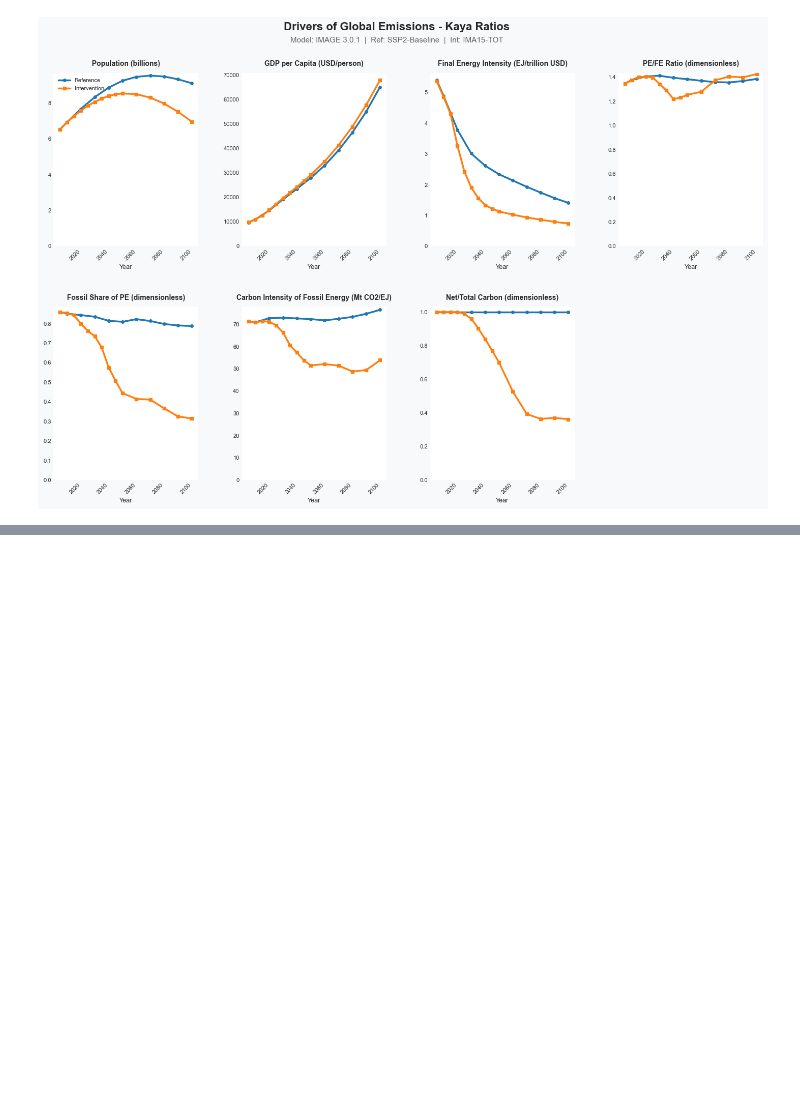
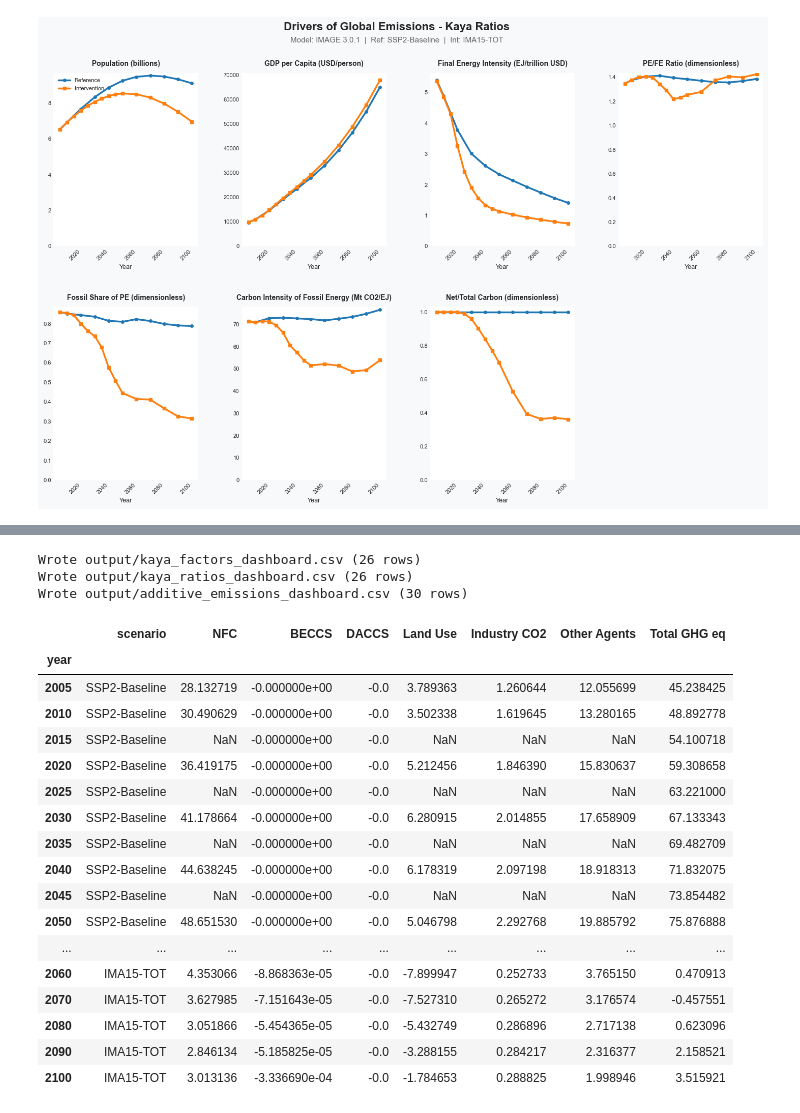
Before and after one commit to zacharyschmidt/kaya-decomposition, a Jupyter notebook: examples/kaya_dashboard_tutorial.ipynb, the cells around one changed output, grey strips where cells are left out. Saved outputs shown, nothing was run; the diff lists cells and outputs as text; code cells hidden in the pictures; blank space fills up the shorter version.

Commit message:
Add example notebook

```diff
--- a/examples/kaya_dashboard_tutorial.ipynb
+++ b/examples/kaya_dashboard_tutorial.ipynb
@@ -84,6 +85,12 @@ REQUIRED_VARIABLES = [
     "Carbon Sequestration|CCS|Fossil|Industrial Processes",
     "Carbon Sequestration|CCS|Biomass|Energy",
     "Carbon Sequestration|CCS|Biomass|Industrial Processes",
+    # Modern IAMC nomenclature for carbon dioxide removal. Not reported by
+    # iamc15-vintage datasets; requested here so newer scenarios populate
+    # them automatically, and so the notebook's fallback for BECCS/DACCS
+    # has a well-defined "missing" state.
+    "Carbon Removal|Geological Storage|Biomass",
+    "Carbon Removal|Geological Storage|Direct Air Capture",
 ]
 
 data_for_kaya = pyam.read_iiasa(
@@ -130,6 +137,8 @@ def prepare_data_for_kaya(df):
         "Carbon Sequestration|CCS|Fossil|Industrial Processes",
         "Carbon Sequestration|CCS|Biomass|Energy",
         "Carbon Sequestration|CCS|Biomass|Industrial Processes",
+        "Carbon Removal|Geological Storage|Biomass",
+        "Carbon Removal|Geological Storage|Direct Air Capture",
     ]
 
     for _, row in scenarios.iterrows():
@@ -453,0 +499,70 @@ for j, key in enumerate(panel_names):
+# %%
+import os
+
+# Directory to write the CSV files into
+output_dir = "output"
+os.makedirs(output_dir, exist_ok=True)
+
+
+def export_dashboard(ref_df, int_df, columns, filename):
+    """Combine reference and intervention data into one tidy CSV.
+
+    Parameters:
+        ref_df: DataFrame of reference-scenario data, indexed by year
+        int_df: DataFrame of intervention-scenario data, indexed by year
+        columns: list of panel columns to export (in order)
+        filename: output CSV filename
+    """
+    combined = pd.concat([
+        ref_df[columns].assign(scenario=REF_SCENARIO),
+        int_df[columns].assign(scenario=INT_SCENARIO),
+    ])
+    # Put scenario label first, keep year as the index
+    combined = combined[["scenario"] + columns]
+    combined.index.name = "year"
+
+    path = os.path.join(output_dir, filename)
+    combined.to_csv(path)
+    print(f"Wrote {path} ({len(combined)} rows)")
+    return combined
+
+
+# 1. Kaya Factors dashboard
+export_dashboard(
+    ref_factors, int_factors, factor_names,
+    "kaya_factors_dashboard.csv",
+)
+
+# 2. Kaya Ratios dashboard
+export_dashboard(
+    pd.DataFrame(ref_ratio_data), pd.DataFrame(int_ratio_data), ratio_names,
+    "kaya_ratios_dashboard.csv",
+)
+
+# 3. Additive Emissions dashboard
+export_dashboard(
+    pd.DataFrame(ref_additive), pd.DataFrame(int_additive), panel_names,
+    "additive_emissions_dashboard.csv",
+)
+# %% [output]
+Wrote output/kaya_factors_dashboard.csv (26 rows)
+Wrote output/kaya_ratios_dashboard.csv (26 rows)
+Wrote output/additive_emissions_dashboard.csv (30 rows)
+|  | scenario | NFC | BECCS | DACCS | Land Use | Industry CO2 | Other Agents | Total GHG eq |
+| year |  |  |  |  |  |  |  |  |
+| 2005 | SSP2-Baseline | 28.132719 | -0.000000e+00 | -0.0 | 3.789363 | 1.260644 | 12.055699 | 45.238425 |
+| 2010 | SSP2-Baseline | 30.490629 | -0.000000e+00 | -0.0 | 3.502338 | 1.619645 | 13.280165 | 48.892778 |
+| 2015 | SSP2-Baseline | NaN | -0.000000e+00 | -0.0 | NaN | NaN | NaN | 54.100718 |
+| 2020 | SSP2-Baseline | 36.419175 | -0.000000e+00 | -0.0 | 5.212456 | 1.846390 | 15.830637 | 59.308658 |
+| 2025 | SSP2-Baseline | NaN | -0.000000e+00 | -0.0 | NaN | NaN | NaN | 63.221000 |
+| 2030 | SSP2-Baseline | 41.178664 | -0.000000e+00 | -0.0 | 6.280915 | 2.014855 | 17.658909 | 67.133343 |
+| 2035 | SSP2-Baseline | NaN | -0.000000e+00 | -0.0 | NaN | NaN | NaN | 69.482709 |
+| 2040 | SSP2-Baseline | 44.638245 | -0.000000e+00 | -0.0 | 6.178319 | 2.097198 | 18.918313 | 71.832075 |
+| 2045 | SSP2-Baseline | NaN | -0.000000e+00 | -0.0 | NaN | NaN | NaN | 73.854482 |
+| 2050 | SSP2-Baseline | 48.651530 | -0.000000e+00 | -0.0 | 5.046798 | 2.292768 | 19.885792 | 75.876888 |
+| ... | ... | ... | ... | ... | ... | ... | ... | ... |
+| 2060 | IMA15-TOT | 4.353066 | -8.868363e-05 | -0.0 | -7.899947 | 0.252733 | 3.765150 | 0.470913 |
+| 2070 | IMA15-TOT | 3.627985 | -7.151643e-05 | -0.0 | -7.527310 | 0.265272 | 3.176574 | -0.457551 |
+| 2080 | IMA15-TOT | 3.051866 | -5.454365e-05 | -0.0 | -5.432749 | 0.286896 | 2.717138 | 0.623096 |
+| 2090 | IMA15-TOT | 2.846134 | -5.185825e-05 | -0.0 | -3.288155 | 0.284217 | 2.316377 | 2.158521 |
+| 2100 | IMA15-TOT | 3.013136 | -3.336690e-04 | -0.0 | -1.784653 | 0.288825 | 1.998946 | 3.515921 |
```
Also changed, not shown: parts of 5 cells of this notebook.
